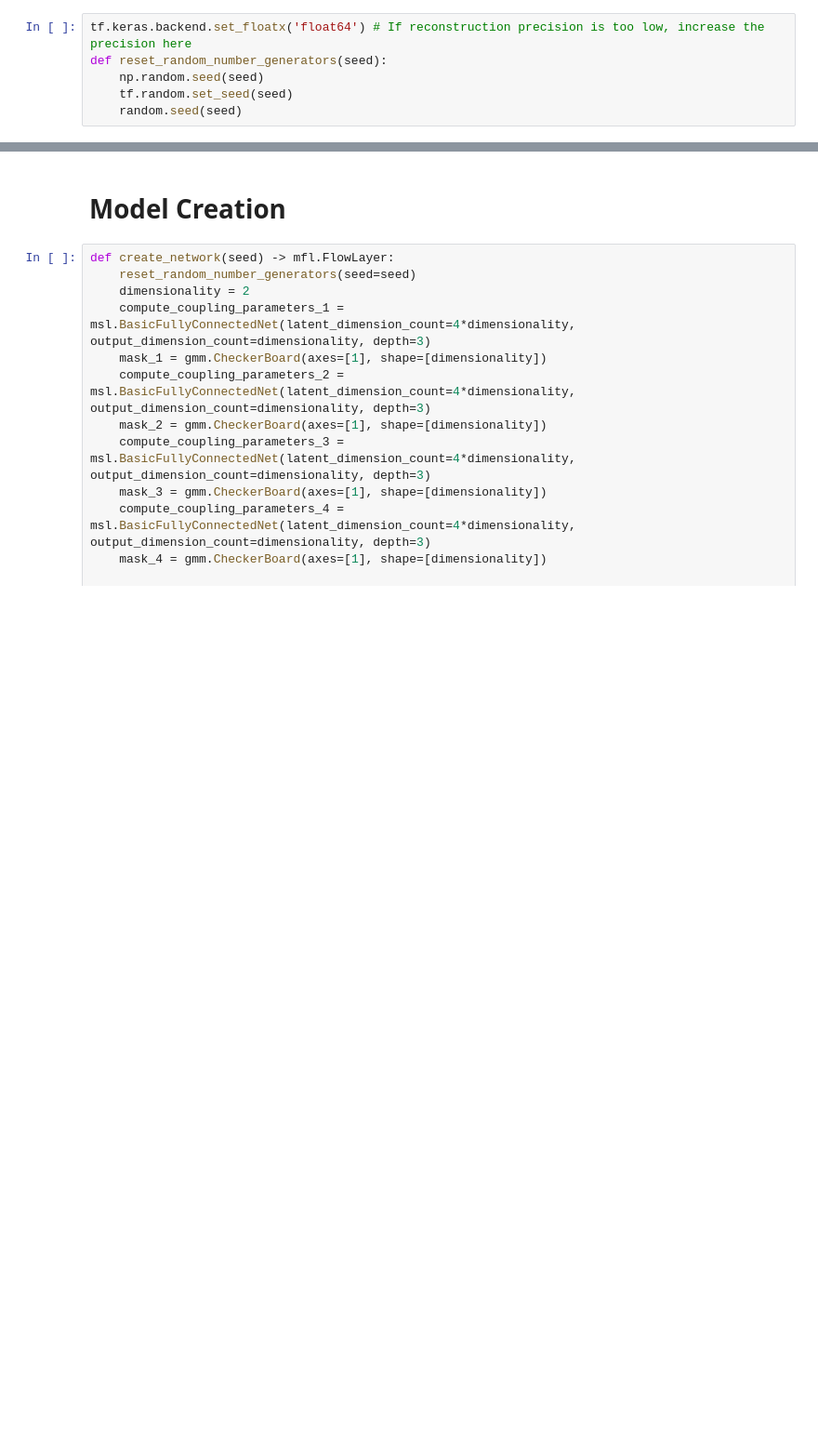
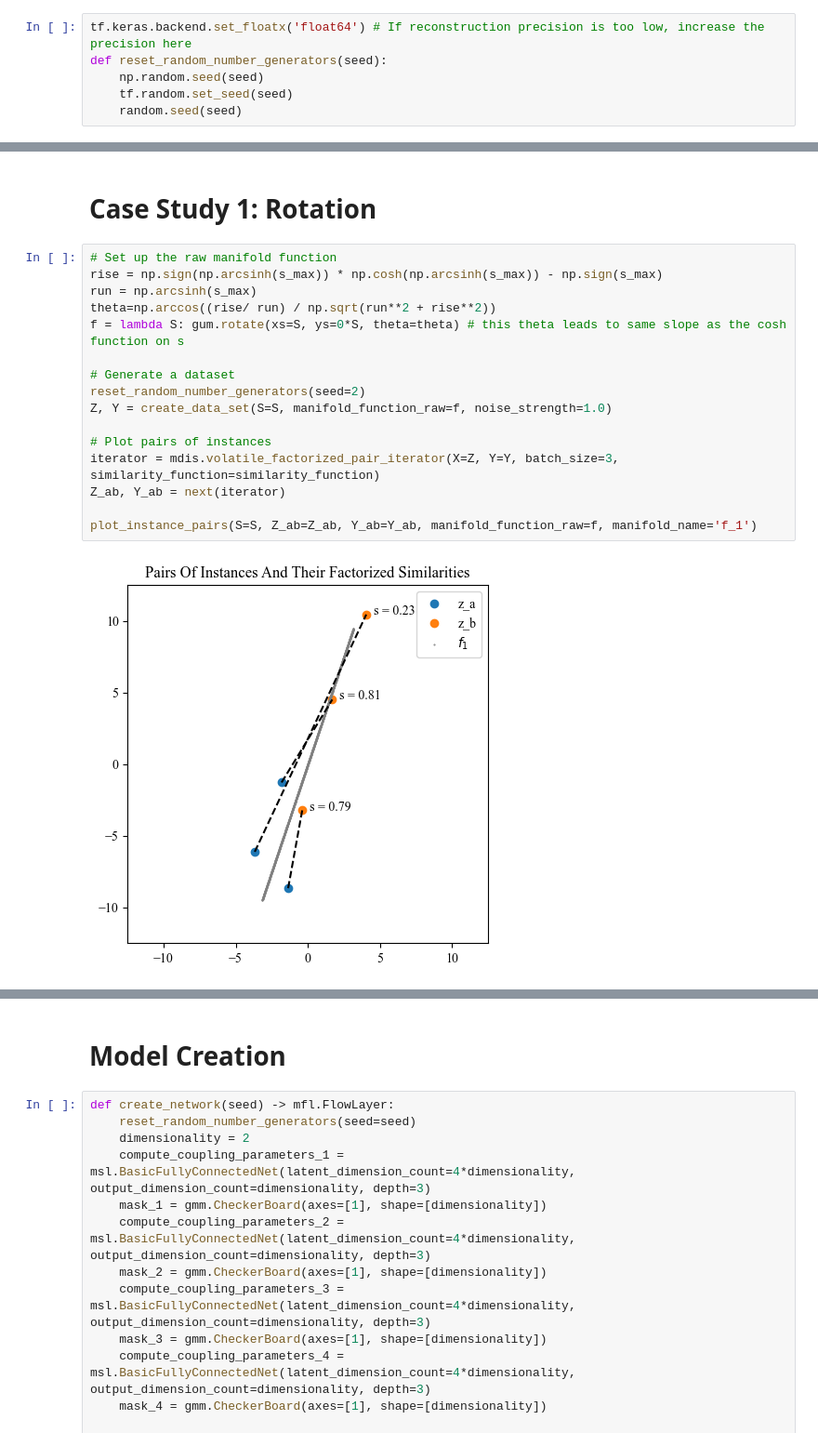
Before and after one commit to TimHenry1995/gyoza, a Jupyter notebook: src/gyoza/scripts/manifolds.ipynb, the cells around one changed output, grey strips where cells are left out. Shown at 93% size. Drawn from its saved outputs; the diff is of its cells as text; blank space fills up the shorter version.

Commit message:
case studies 1-6 data generation done

```diff
--- a/src/gyoza/scripts/manifolds.ipynb
+++ b/src/gyoza/scripts/manifolds.ipynb
@@ -159,0 +154,20 @@ Y_a_b: (instances, factors)           (5, 2)
+# %% [markdown]
+# Case Study 1: Rotation
+# %%
+# Set up the raw manifold function
+rise = np.sign(np.arcsinh(s_max)) * np.cosh(np.arcsinh(s_max)) - np.sign(s_max)
+run = np.arcsinh(s_max)
+theta=np.arccos((rise/ run) / np.sqrt(run**2 + rise**2))
+f = lambda S: gum.rotate(xs=S, ys=0*S, theta=theta) # this theta leads to same slope as the cosh function on s
+
+# Generate a dataset
+reset_random_number_generators(seed=2)
+Z, Y = create_data_set(S=S, manifold_function_raw=f, noise_strength=1.0)
+
+# Plot pairs of instances
+iterator = mdis.volatile_factorized_pair_iterator(X=Z, Y=Y, batch_size=3, similarity_function=similarity_function)
+Z_ab, Y_ab = next(iterator)
+
+plot_instance_pairs(S=S, Z_ab=Z_ab, Y_ab=Y_ab, manifold_function_raw=f, manifold_name='f_1')
+# %% [output]
+[figure, added]
```
Also changed, not shown: parts of 22 cells of this notebook.
